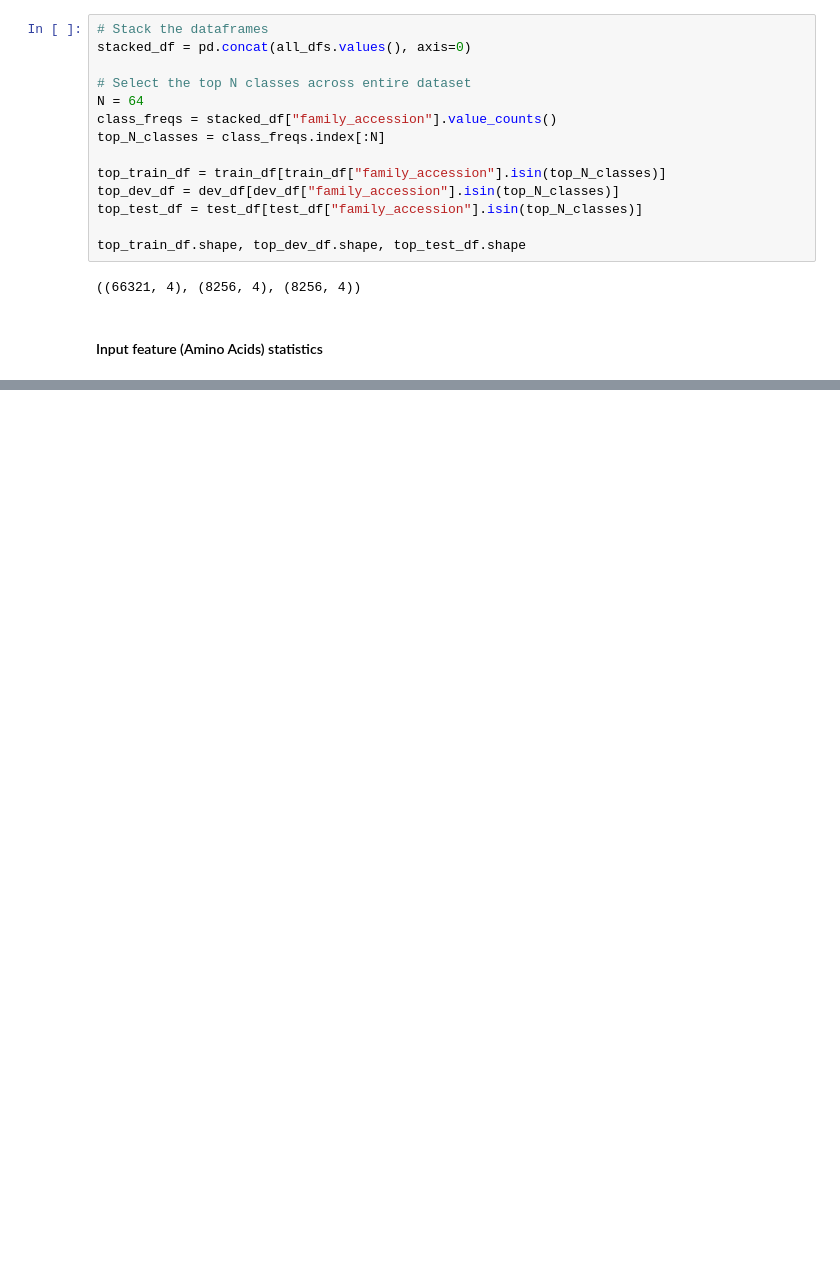
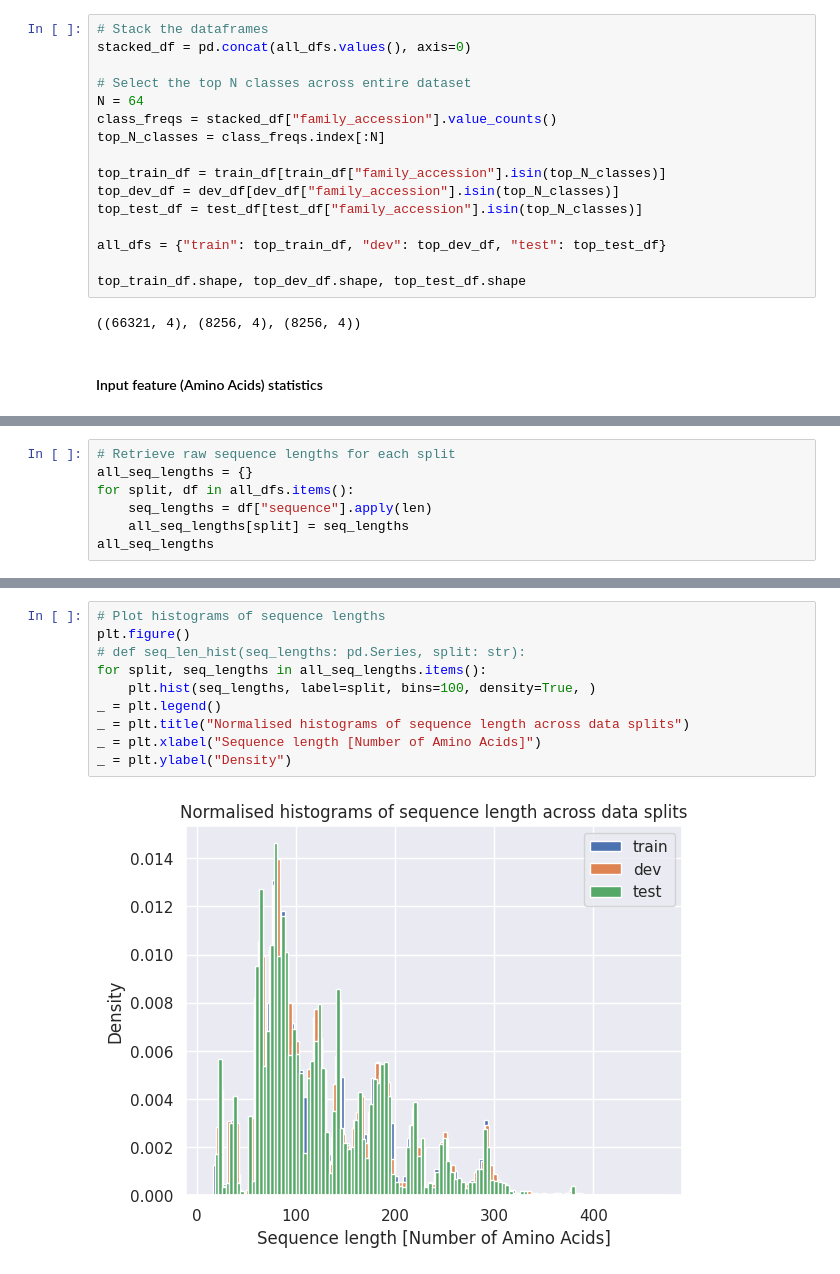
Before and after one commit to jl3720/pfam, a Jupyter notebook: pfam.ipynb, the cells around one changed output, grey strips where cells are left out. Saved outputs shown, nothing was run; the diff lists cells and outputs as text; blank space fills up the shorter version.

Commit message:
Added sequence length distribution.

```diff
--- a/pfam.ipynb
+++ b/pfam.ipynb
@@ -176,6 +176,8 @@ top_train_df = train_df[train_df["family_accession"].isin(top_N_classes)]
 top_dev_df = dev_df[dev_df["family_accession"].isin(top_N_classes)]
 top_test_df = test_df[test_df["family_accession"].isin(top_N_classes)]
 
+all_dfs = {"train": top_train_df, "dev": top_dev_df, "test": top_test_df}
+
 top_train_df.shape, top_dev_df.shape, top_test_df.shape
 # %% [output]
 ((66321, 4), (8256, 4), (8256, 4))
@@ -183,0 +188,7 @@ top_train_df.shape, top_dev_df.shape, top_test_df.shape
+# %%
+# Retrieve raw sequence lengths for each split
+all_seq_lengths = {}
+for split, df in all_dfs.items():
+    seq_lengths = df["sequence"].apply(len)
+    all_seq_lengths[split] = seq_lengths
+all_seq_lengths
@@ -183,0 +213,12 @@ top_train_df.shape, top_dev_df.shape, top_test_df.shape
+# %%
+# Plot histograms of sequence lengths
+plt.figure()
+# def seq_len_hist(seq_lengths: pd.Series, split: str):
+for split, seq_lengths in all_seq_lengths.items():
+    plt.hist(seq_lengths, label=split, bins=100, density=True, )
+_ = plt.legend()
+_ = plt.title("Normalised histograms of sequence length across data splits")
+_ = plt.xlabel("Sequence length [Number of Amino Acids]")
+_ = plt.ylabel("Density")
+# %% [output]
+[figure, added]
```
Also changed, not shown: parts of 5 cells of this notebook, 1 other file.
